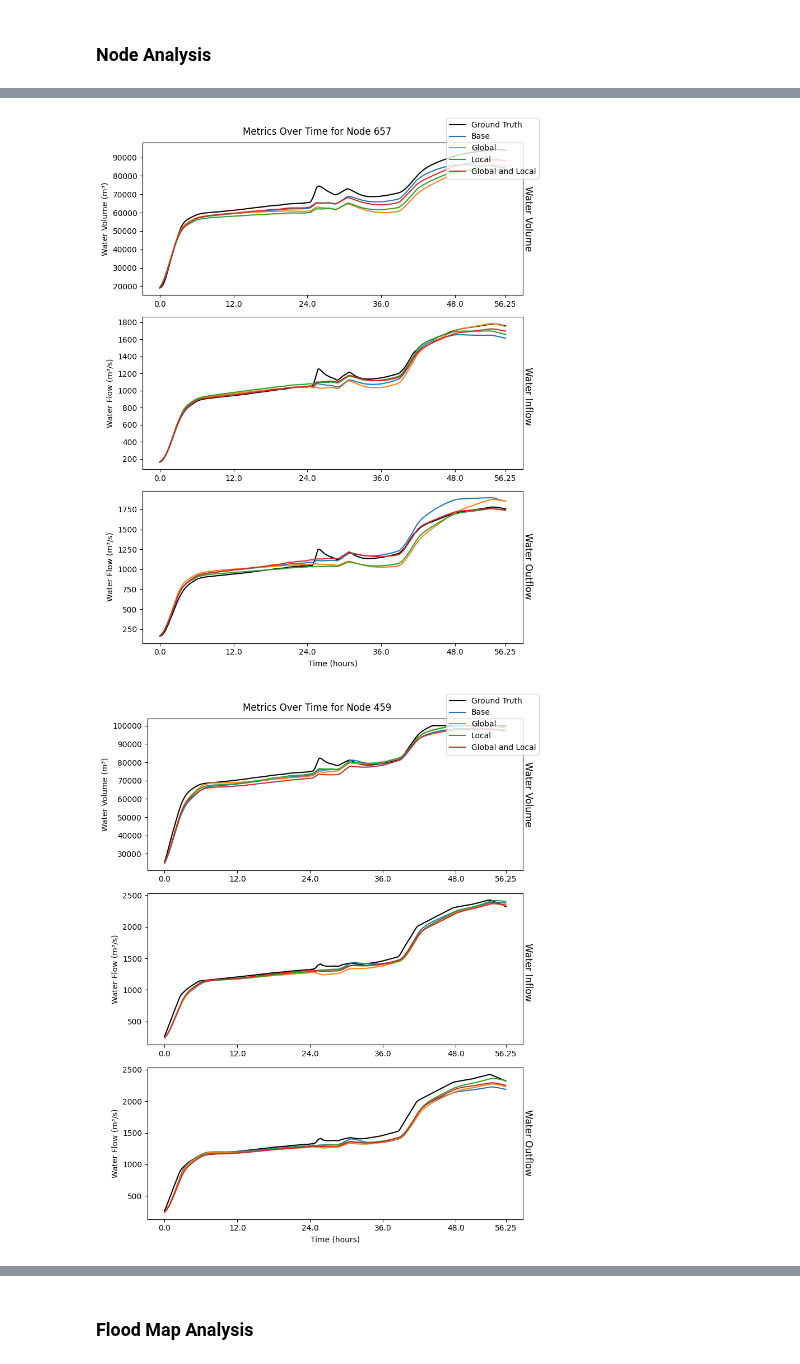
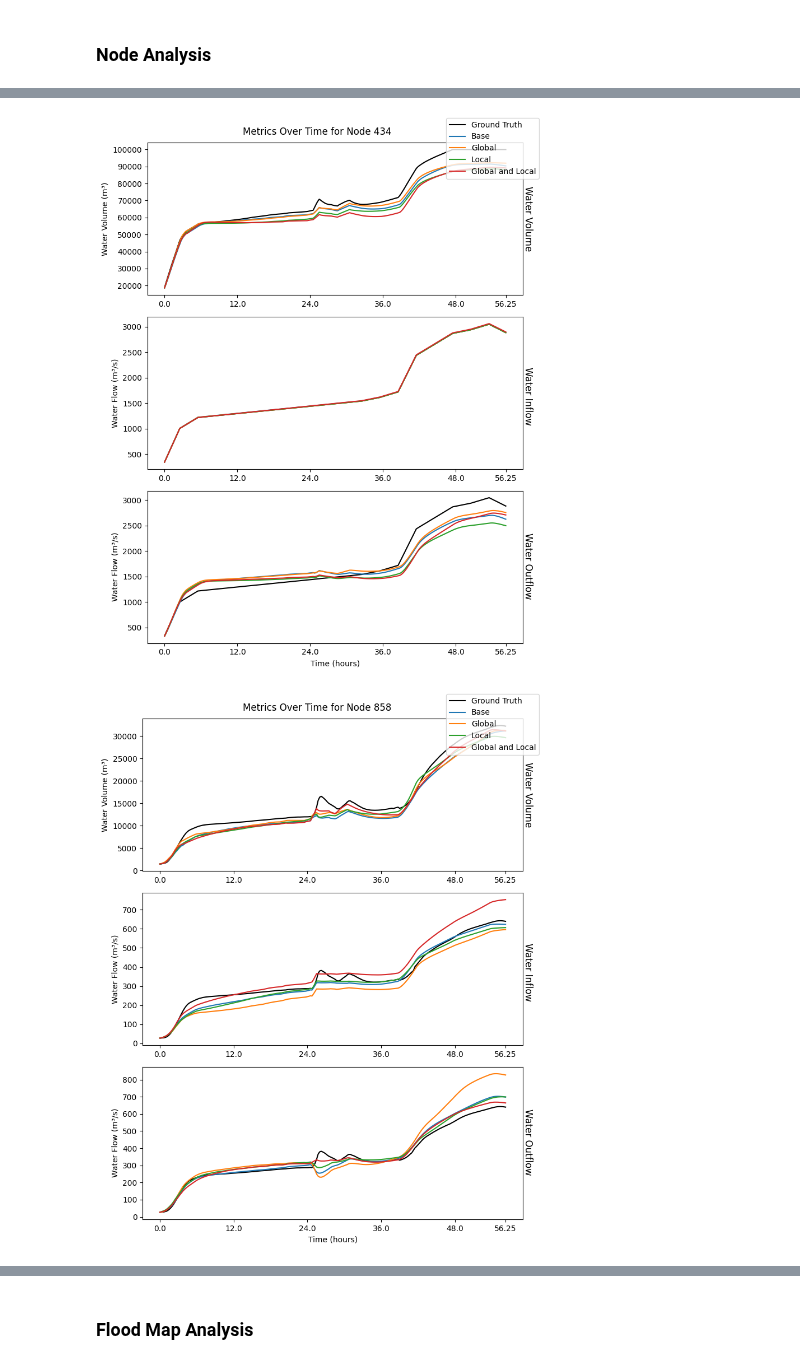
Before and after one commit to acostacos/dual_flood_gnn, a Jupyter notebook: view_results.ipynb, the cells around one changed output, grey strips where cells are left out. Cells and saved outputs as stored; diff of their text form; code cells hidden in the pictures.

```diff
--- a/view_results.ipynb
+++ b/view_results.ipynb
@@ -227,6 +227,7 @@ plot_training_time_for_all_models(training_stats_paths, labels=labels)
 ### Overall Metric Comparison
 # %%
 RUN_ID = 39
+INCLUDE_EDGES = True
 
 # metric_paths = [
 #     f'experiment_w_variations/test/NodeEdgeGNN_2025-09-20_17-11-56_base_runid_{RUN_ID}_test_metrics.npz',
@@ -399,8 +400,9 @@ metrics += ['global_mass_loss', 'local_mass_loss']
 metric_names += ['Global Mass Loss', 'Local Mass Loss']
 
 # Metrics for edge prediction
-metrics += ['edge_rmse', 'edge_mae', 'edge_nse']
-metric_names += ['Edge RMSE', 'Edge MAE', 'Edge NSE']
+if INCLUDE_EDGES:
+    metrics += ['edge_rmse', 'edge_mae', 'edge_nse']
+    metric_names += ['Edge RMSE', 'Edge MAE', 'Edge NSE']
 
 for metric, metric_name in zip(metrics, metric_names):
     plot_metric_for_all_models(metric_paths, metric, metric_name=metric_name, labels=labels, log_scale=True)
@@ -490,7 +492,8 @@ NODE_IDX_MAP = {
 }
 # SELECTED_NODE_IDX = NODE_IDX_MAP[RUN_ID] + BOUNDARY_NODE_IDX
 SELECTED_NODE_IDX = [445, 657, 459, 533] # Nodes located at the river
-node_idxs = SELECTED_NODE_IDX # + BOUNDARY_NODE_IDX
+# node_idxs = SELECTED_NODE_IDX # + BOUNDARY_NODE_IDX
+node_idxs = BOUNDARY_NODE_IDX
 
 def plot_water_volume_for_node(node_idx: int, water_volume: np.ndarray, num_timesteps: int = None):
     if num_timesteps is None:
@@ -654,11 +657,12 @@ def plot_node_water_values_for_all_models(metric_paths: list[str],
 constant_values_path = 'data/datasets/processed/constant_values.npz'
 edge_index = get_edge_index(constant_values_path)
 flow_ground_truth = np.load(metric_paths[0], allow_pickle=True)['edge_target']
+plot_for_all_models_func = plot_node_and_edge_values_for_all_models if INCLUDE_EDGES else plot_node_values_for_all_models
 
 for node_idx in node_idxs:
-    plot_node_water_values_for_all_models(metric_paths,
-                                          node_idx,
-                                          edge_index,
-                                          ground_truths=(vol_ground_truth, flow_ground_truth),
-                                          labels=labels)
+    plot_for_all_models_func(metric_paths,
+                             node_idx,
+                             edge_index,
+                             ground_truths=(vol_ground_truth, flow_ground_truth),
+                             labels=labels)
 # %% [output]
@@ -666,2 +670,2 @@ for node_idx in node_idxs:
-[figure, old version]
+[figure, new version]
-[figure, old version]
+[figure, new version]
```
Also changed, not shown: parts of 10 cells of this notebook, 1 other file.
